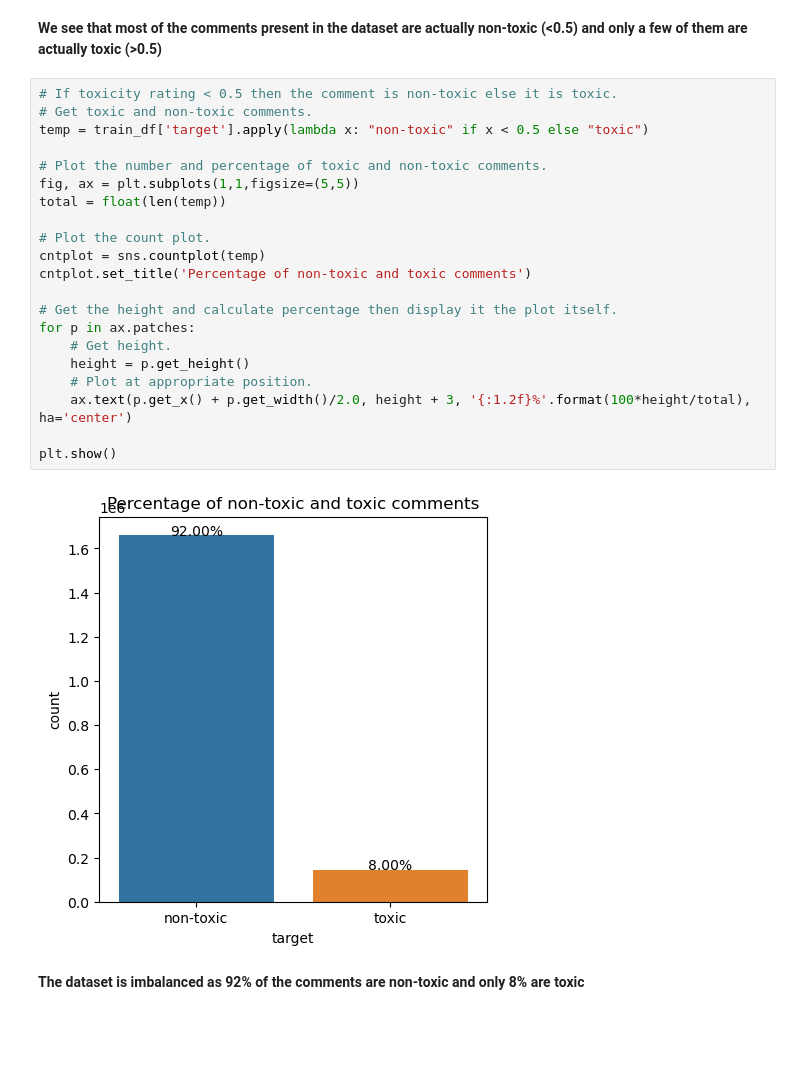
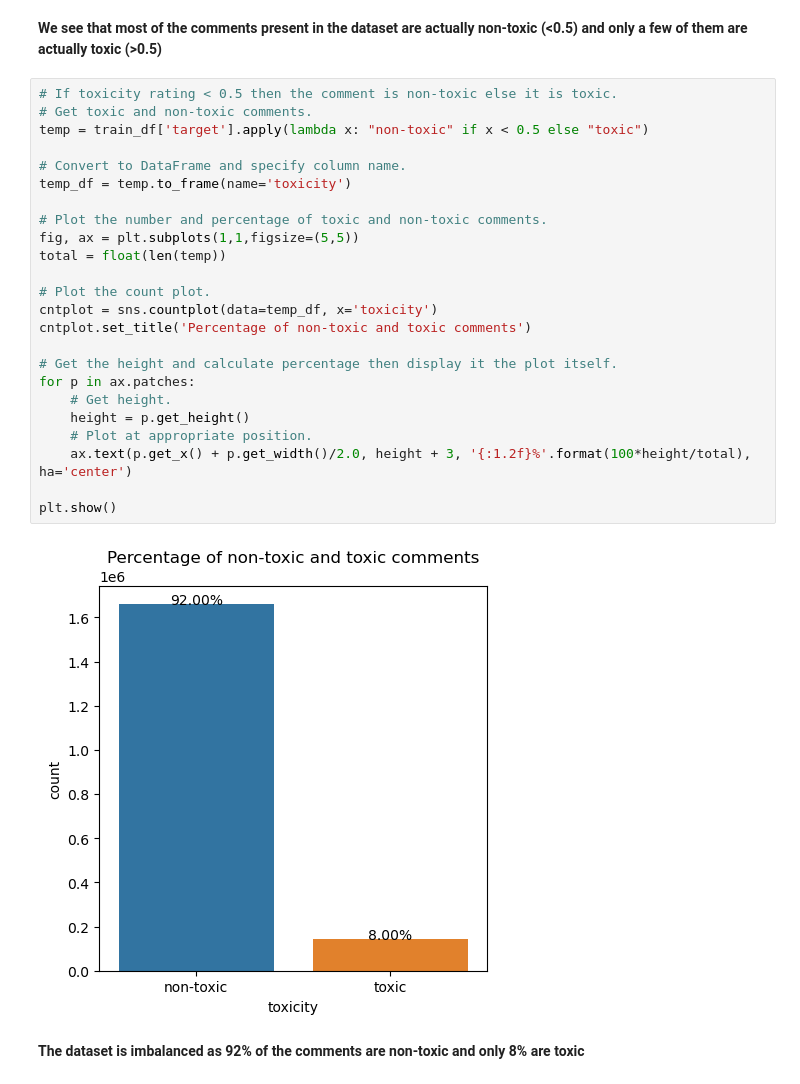
Before and after one commit to hemangsharma/Toxicity-Classsification-Model, a Jupyter notebook: main.ipynb, the cells around one changed output. Drawn from its saved outputs; the diff is of its cells as text; blank space fills up the shorter version.

```diff
--- a/main.ipynb
+++ b/main.ipynb
@@ -119,26 +164,29 @@ plt.show()
 # %%
 # If toxicity rating < 0.5 then the comment is non-toxic else it is toxic.
 # Get toxic and non-toxic comments.
 temp = train_df['target'].apply(lambda x: "non-toxic" if x < 0.5 else "toxic")
+
+# Convert to DataFrame and specify column name.
+temp_df = temp.to_frame(name='toxicity')
 
 # Plot the number and percentage of toxic and non-toxic comments.
 fig, ax = plt.subplots(1,1,figsize=(5,5))
 total = float(len(temp))
 
 # Plot the count plot.
-cntplot = sns.countplot(temp)
+cntplot = sns.countplot(data=temp_df, x='toxicity')
 cntplot.set_title('Percentage of non-toxic and toxic comments')
 
 # Get the height and calculate percentage then display it the plot itself.
 for p in ax.patches:
     # Get height.
     height = p.get_height()
     # Plot at appropriate position.
     ax.text(p.get_x() + p.get_width()/2.0, height + 3, '{:1.2f}%'.format(100*height/total), ha='center')
 
 plt.show()
 # %% [output]
-[figure, old version]
+[figure, new version]
 # %% [markdown]
 **The dataset is imbalanced as 92% of the comments are non-toxic and only 8% are toxic**
 # %% [markdown]
```
Also changed, not shown: parts of 55 cells of this notebook, 2 other files.
